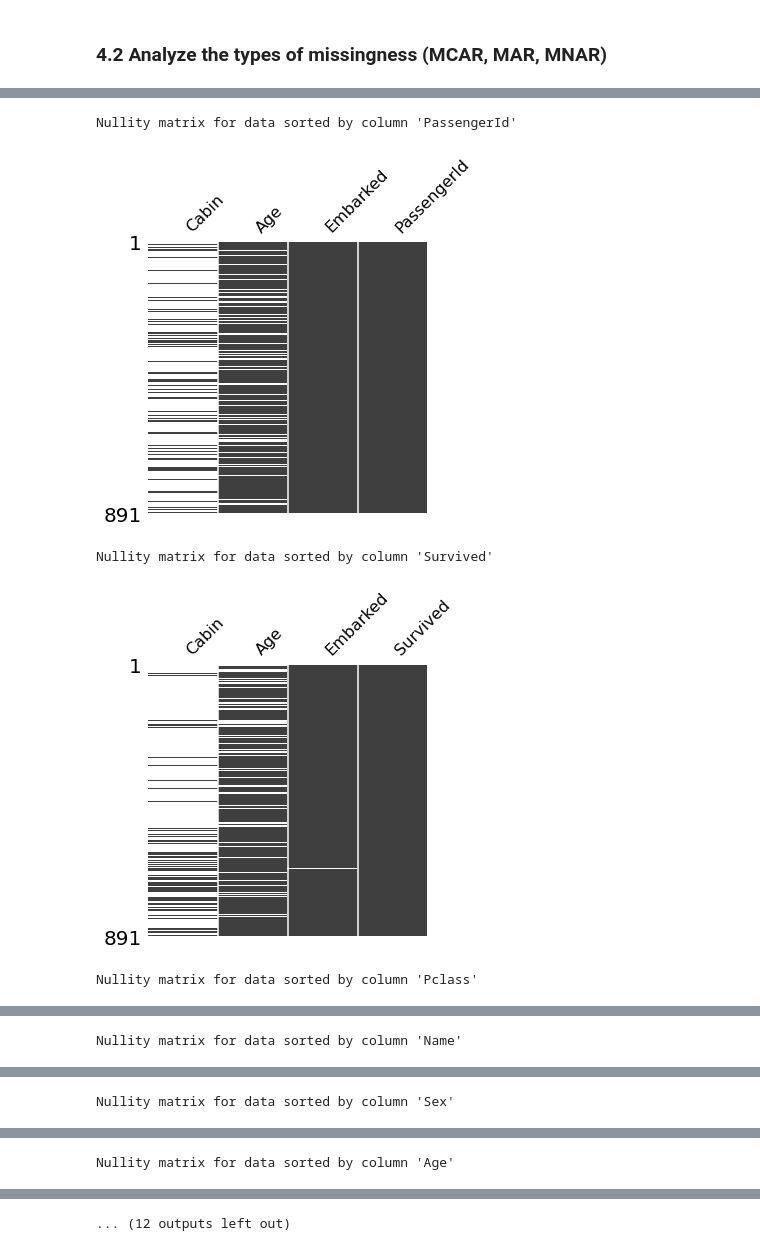
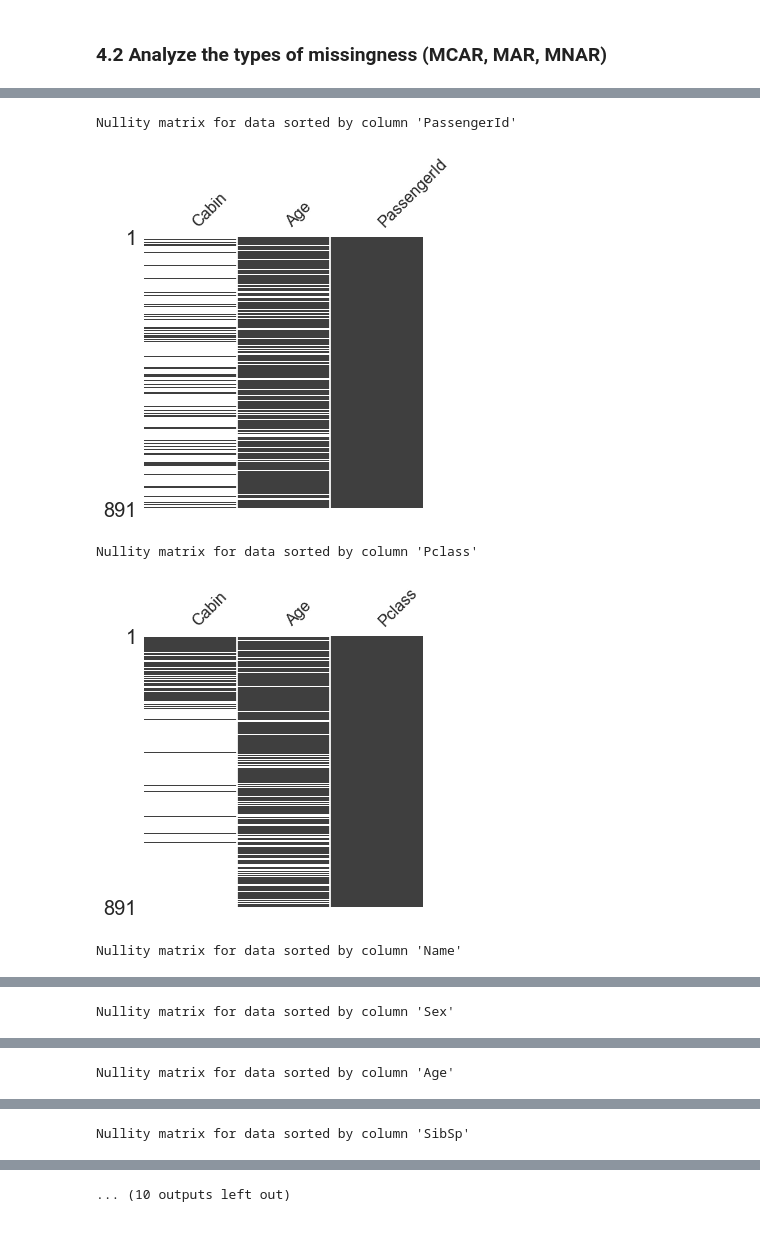
Before and after one commit to Brendalish/titanic, a Jupyter notebook: Dealing with Missing Data.ipynb, the cells around one changed output, grey strips where cells are left out. Drawn from its saved outputs; the diff is of its cells as text; code cells hidden in the pictures.

Commit message:
finish analyzing the type of missingness in the data

```diff
--- a/Dealing with Missing Data.ipynb
+++ b/Dealing with Missing Data.ipynb
@@ -220,14 +240,17 @@ Even though the two missing values of 'Embarked' are all for the survivors, cons
 # %%
+#check if the variables' values affect the missingness of 'Cabin' or 'Age'
 for c in df.columns:
+    if c=='Survived':
+        continue
     df_sorted = df.sort_values(by=c)
-    cols_matrix = cols_missing.copy()
+    cols_matrix = ['Cabin', 'Age']
     cols_matrix.append(c)
     print("Nullity matrix for data sorted by column '{}'".format(c))
     msno.matrix(df_sorted[cols_matrix], figsize=(5, 5), sparkline=False)
     plt.show()
 # %% [output]
 Nullity matrix for data sorted by column 'PassengerId'
-[figure, old version]
+[figure, new version]
-Nullity matrix for data sorted by column 'Survived'
+Nullity matrix for data sorted by column 'Pclass'
-[figure, old version]
+[figure, new version]
-Nullity matrix for data sorted by column 'Pclass'
+Nullity matrix for data sorted by column 'Name'
@@ -235 +258 @@ Nullity matrix for data sorted by column 'Pclass'
-Nullity matrix for data sorted by column 'Name'
+Nullity matrix for data sorted by column 'Sex'
@@ -237 +260 @@ Nullity matrix for data sorted by column 'Name'
-Nullity matrix for data sorted by column 'Sex'
+Nullity matrix for data sorted by column 'Age'
@@ -239 +262 @@ Nullity matrix for data sorted by column 'Sex'
-Nullity matrix for data sorted by column 'Age'
+Nullity matrix for data sorted by column 'SibSp'
@@ -241 +264 @@ Nullity matrix for data sorted by column 'Age'
-... (12 outputs left out)
+... (10 outputs left out)
```
Also changed, not shown: parts of 21 cells of this notebook.
